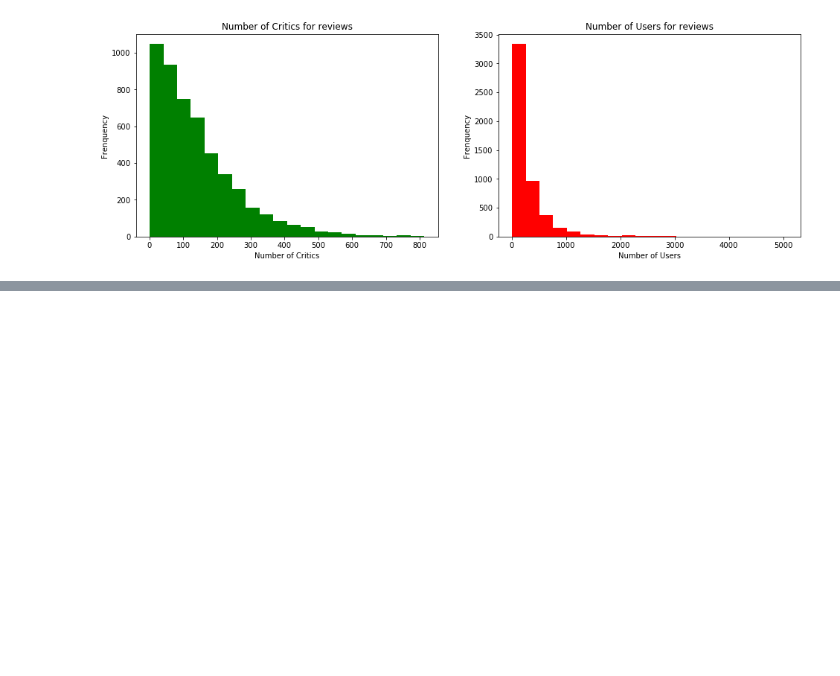
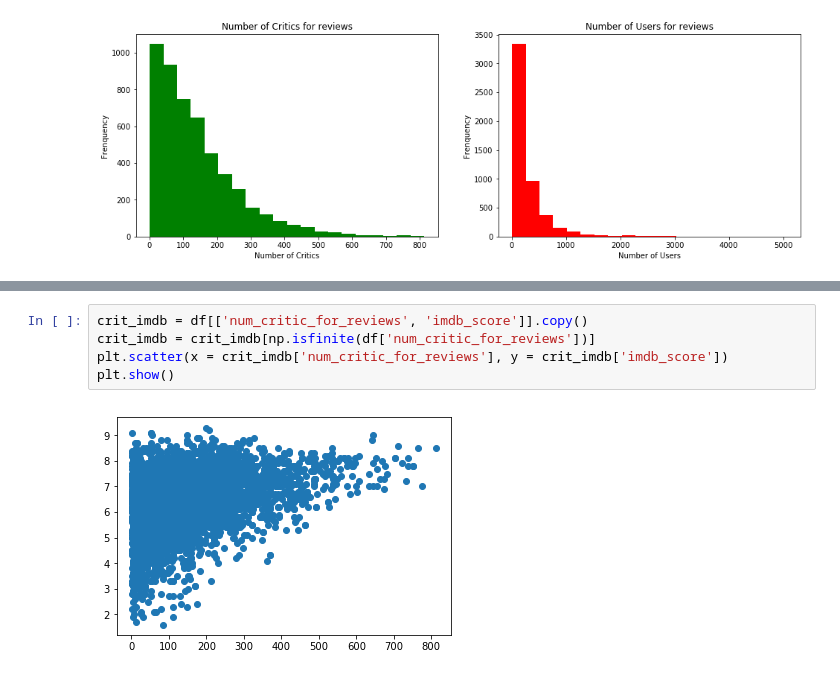
Before and after one commit to zhangtongds/IMDB-ratings-prediction, a Jupyter notebook: Prep course - Capstone.ipynb, the cells around one changed output, grey strips where cells are left out. Drawn from its saved outputs; the diff is of its cells as text; blank space fills up the shorter version.

```diff
--- a/Prep course - Capstone.ipynb
+++ b/Prep course - Capstone.ipynb
@@ -60,0 +68,7 @@ plt.show()
+# %%
+crit_imdb = df[['num_critic_for_reviews', 'imdb_score']].copy()
+crit_imdb = crit_imdb[np.isfinite(df['num_critic_for_reviews'])]
+plt.scatter(x = crit_imdb['num_critic_for_reviews'], y = crit_imdb['imdb_score'])
+plt.show()
+# %% [output]
+[figure, added]
```
Also changed, not shown: parts of 5 cells of this notebook.
